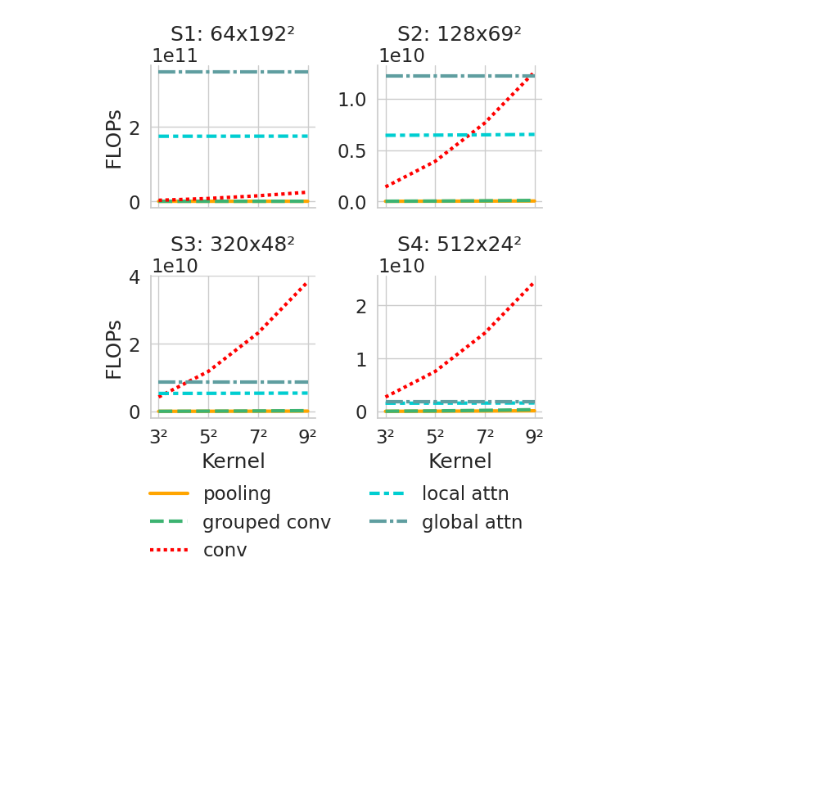
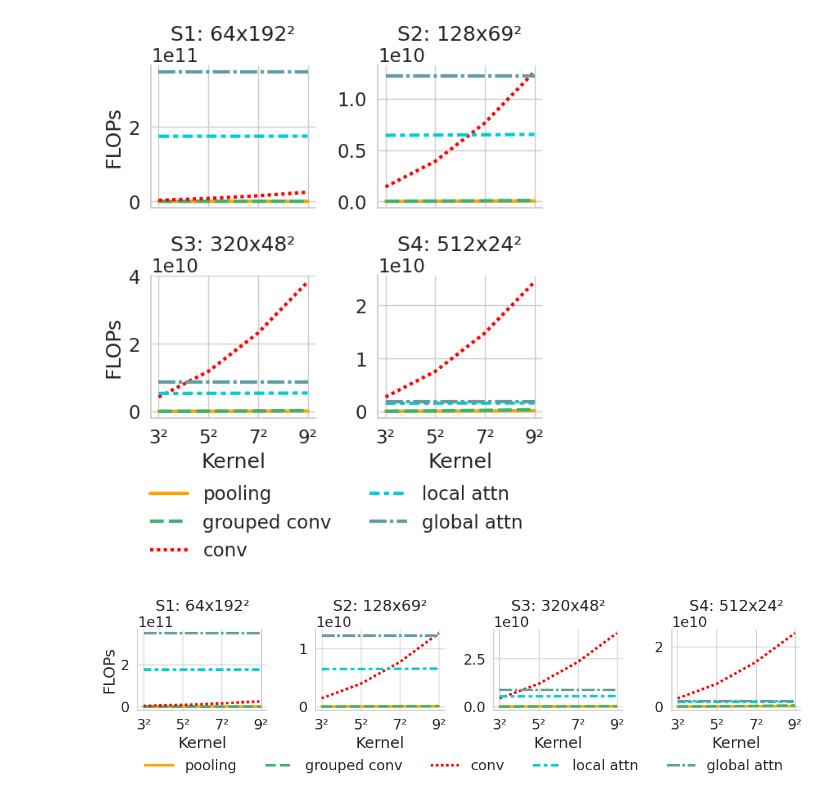
Before and after one commit to multimodallearning/MetaFormerMedImaging, a Jupyter notebook: dev/manual_calculate_flops.ipynb, the cells around one changed output. Drawn from its saved outputs; the diff is of its cells as text; code cells hidden in the pictures; blank space fills up the shorter version.

Commit message:
add formula-bsaed FLOPS plots

```diff
--- a/dev/manual_calculate_flops.ipynb
+++ b/dev/manual_calculate_flops.ipynb
@@ -438,3 +433,30 @@ g.tight_layout()
 g.savefig(f'flops_total.pdf', dpi=300, bbox_inches='tight', pad_inches=0)
 # %% [output]
 [figure]
+# %%
+g = sns.FacetGrid(results_df, col='spatial', sharey=False)
+g.map_dataframe(sns.lineplot, x='kernel', y='flops', hue='operation', style='operation', linewidth=line_width, palette=custom_palette)
+g.set_axis_labels("Kernel", "FLOPs")
+g.set_titles('{col_name}')
+g.add_legend()
+
+# Add enumeration to titles
+for i, ax in enumerate(g.axes.flat, start=1):
+    title = ax.get_title()
+    ax.set_title(f"S{i}: {title}")
+
+# Rebuild the legend with proper options
+handles, labels = g.axes[0, 0].get_legend_handles_labels()
+g.fig.legend(
+    handles, labels,
+    loc="lower center",
+    bbox_to_anchor=(0.425, -0.1),
+    ncol=len(labels),
+    frameon=False
+)
+
+g._legend.remove()  # remove the old one
+g.tight_layout()
+g.savefig(f'flops_total.pdf', dpi=300, bbox_inches='tight', pad_inches=0)
+# %% [output]
+[figure, added]
```
Also changed, not shown: parts of 13 cells of this notebook.
